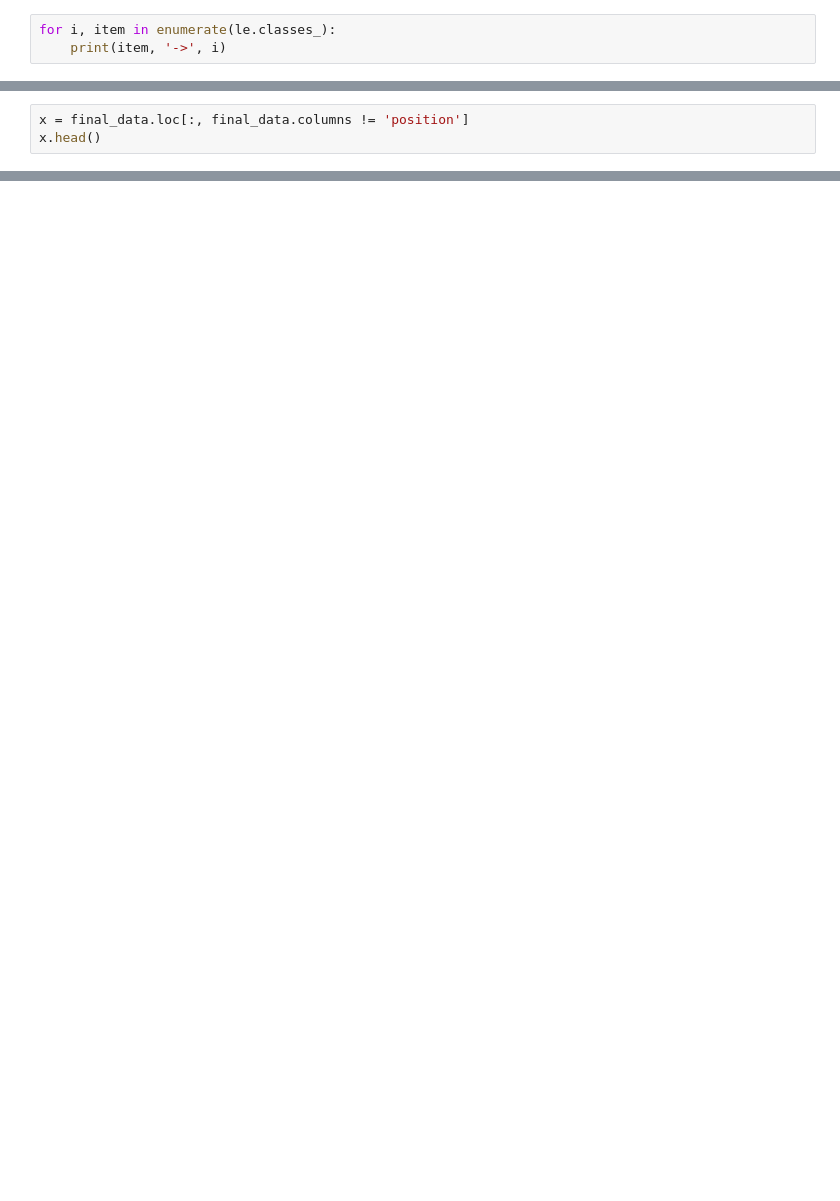
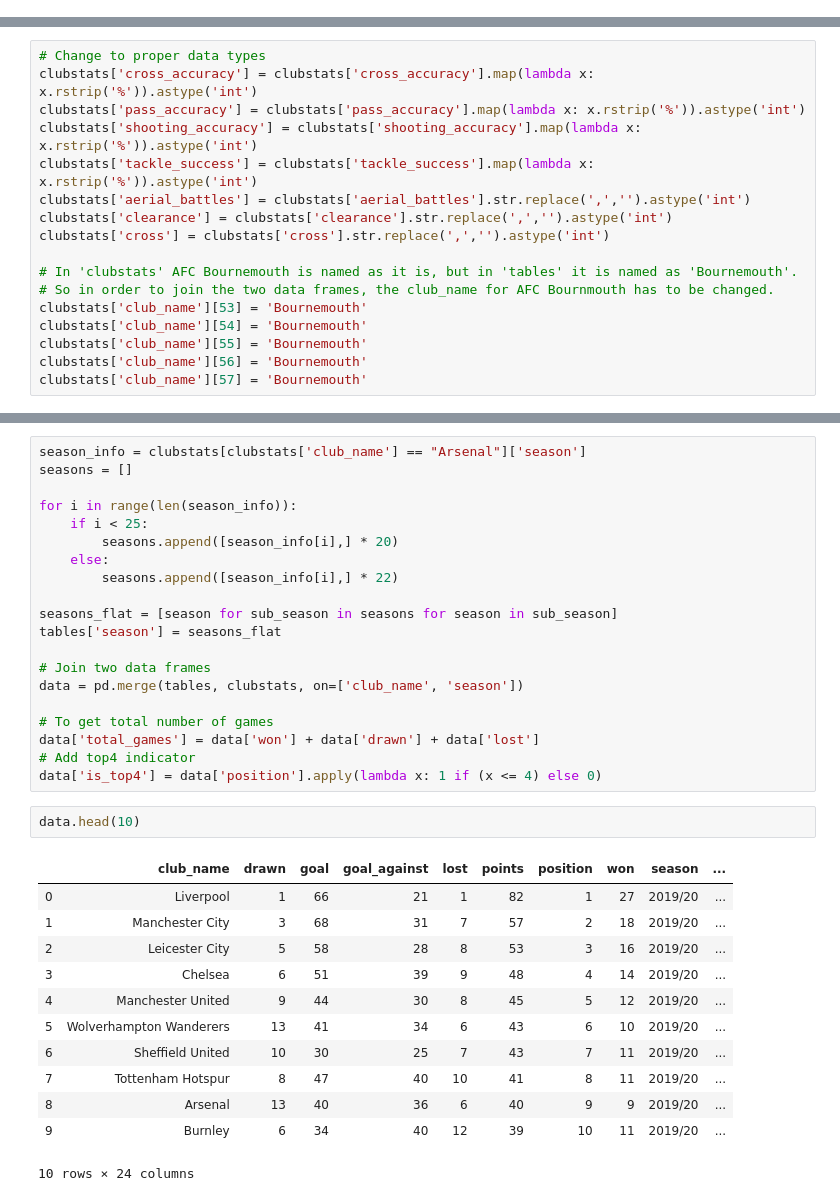
Before and after one commit to hyunilyoo/epl-prediction, a Jupyter notebook: Top4_Prediction.ipynb, the cells around one changed output, grey strips where cells are left out. Drawn from its saved outputs; the diff is of its cells as text; blank space fills up the shorter version.

```diff
--- a/Top4_Prediction.ipynb
+++ b/Top4_Prediction.ipynb
@@ -384,3 +105,0 @@ LabelEncoder()
-# %%
-for i, item in enumerate(le.classes_):
-    print(item, '->', i)
@@ -401,3 +105,0 @@ position encoded [1, 2, 3, 3, 2, 3, 0, 0, 2, 2, 1, 0, 2, 3, 1, 0, 2, 3, 1, 0, 1,
-# %%
-x = final_data.loc[:, final_data.columns != 'position']
-x.head()
@@ -918,0 +131,17 @@ final_table
+# %%
+# Change to proper data types
+clubstats['cross_accuracy'] = clubstats['cross_accuracy'].map(lambda x: x.rstrip('%')).astype('int')
+clubstats['pass_accuracy'] = clubstats['pass_accuracy'].map(lambda x: x.rstrip('%')).astype('int')
+clubstats['shooting_accuracy'] = clubstats['shooting_accuracy'].map(lambda x: x.rstrip('%')).astype('int')
+clubstats['tackle_success'] = clubstats['tackle_success'].map(lambda x: x.rstrip('%')).astype('int')
+clubstats['aerial_battles'] = clubstats['aerial_battles'].str.replace(',','').astype('int')
+clubstats['clearance'] = clubstats['clearance'].str.replace(',','').astype('int')
+clubstats['cross'] = clubstats['cross'].str.replace(',','').astype('int')
+
+# In 'clubstats' AFC Bournemouth is named as it is, but in 'tables' it is named as 'Bournemouth'.
+# So in order to join the two data frames, the club_name for AFC Bournmouth has to be changed.
+clubstats['club_name'][53] = 'Bournemouth'
+clubstats['club_name'][54] = 'Bournemouth'
+clubstats['club_name'][55] = 'Bournemouth'
+clubstats['club_name'][56] = 'Bournemouth'
+clubstats['club_name'][57] = 'Bournemouth'
@@ -918,0 +150,35 @@ final_table
+# %%
+season_info = clubstats[clubstats['club_name'] == "Arsenal"]['season']
+seasons = []
+
+for i in range(len(season_info)):
+    if i < 25:
+        seasons.append([season_info[i],] * 20)
+    else:
+        seasons.append([season_info[i],] * 22)
+
+seasons_flat = [season for sub_season in seasons for season in sub_season]
+tables['season'] = seasons_flat
+
+# Join two data frames
+data = pd.merge(tables, clubstats, on=['club_name', 'season'])
+
+# To get total number of games
+data['total_games'] = data['won'] + data['drawn'] + data['lost']
+# Add top4 indicator
+data['is_top4'] = data['position'].apply(lambda x: 1 if (x <= 4) else 0)
+# %%
+data.head(10)
+# %% [output]
+|  | club_name | drawn | goal | goal_against | lost | points | position | won | season | ... |
+| 0 | Liverpool | 1 | 66 | 21 | 1 | 82 | 1 | 27 | 2019/20 | ... |
+| 1 | Manchester City | 3 | 68 | 31 | 7 | 57 | 2 | 18 | 2019/20 | ... |
+| 2 | Leicester City | 5 | 58 | 28 | 8 | 53 | 3 | 16 | 2019/20 | ... |
+| 3 | Chelsea | 6 | 51 | 39 | 9 | 48 | 4 | 14 | 2019/20 | ... |
+| 4 | Manchester United | 9 | 44 | 30 | 8 | 45 | 5 | 12 | 2019/20 | ... |
+| 5 | Wolverhampton Wanderers | 13 | 41 | 34 | 6 | 43 | 6 | 10 | 2019/20 | ... |
+| 6 | Sheffield United | 10 | 30 | 25 | 7 | 43 | 7 | 11 | 2019/20 | ... |
+| 7 | Tottenham Hotspur | 8 | 47 | 40 | 10 | 41 | 8 | 11 | 2019/20 | ... |
+| 8 | Arsenal | 13 | 40 | 36 | 6 | 40 | 9 | 9 | 2019/20 | ... |
+| 9 | Burnley | 6 | 34 | 40 | 12 | 39 | 10 | 11 | 2019/20 | ... |
+10 rows × 24 columns
```
Also changed, not shown: parts of 119 cells of this notebook, 8 other files.
